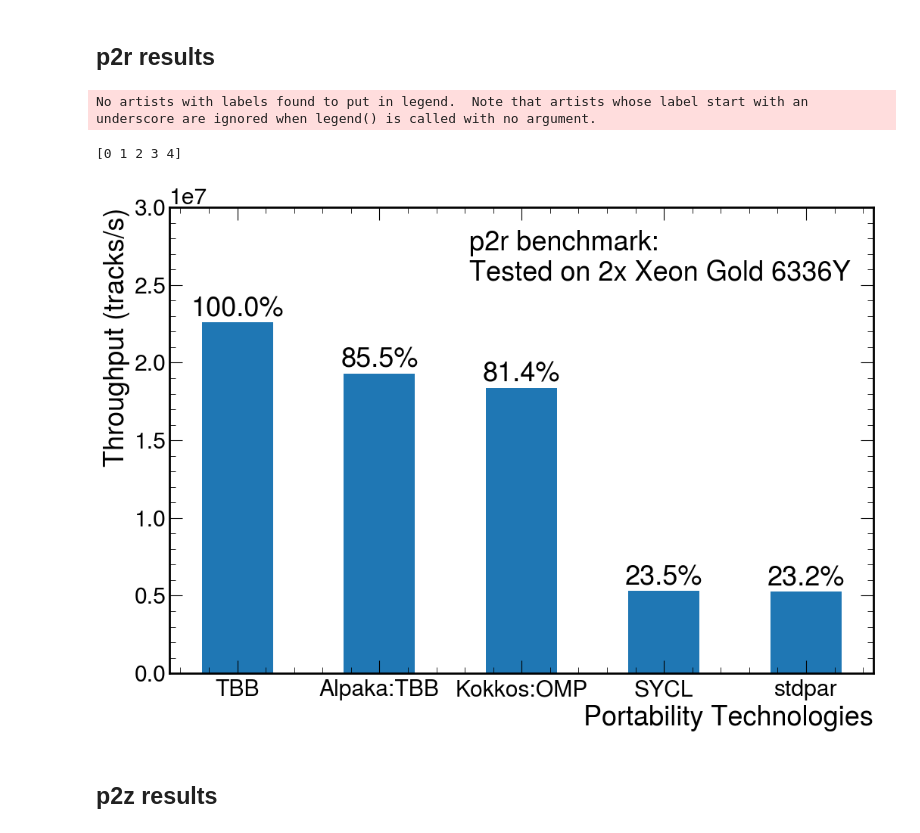
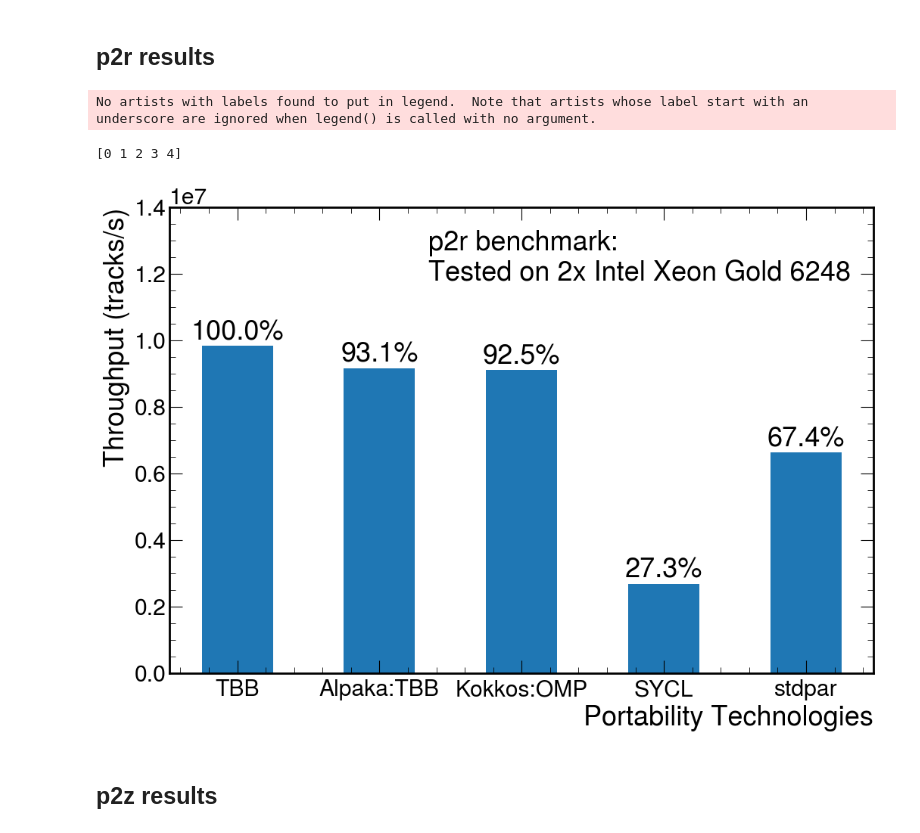
Before and after one commit to cerati/p2z-tests, a Jupyter notebook: notebooks/PaperPlots.ipynb, the cells around one changed output. Drawn from its saved outputs; the diff is of its cells as text; code cells hidden in the pictures.

Commit message:
Figures used in official paper submission

```diff
--- a/notebooks/PaperPlots.ipynb
+++ b/notebooks/PaperPlots.ipynb
@@ -535,43 +759,44 @@ xlabels = [
 # data     = np.array([4.441e-08,5.073e-08,5.530e-08,5.220e-08])
 # dataErr  = np.array([2.47e-10,2.45e-10,4.58e-10,1.52e-09])
 #Data from CHEP 2023 presentation
-data   =np.array([4.427e-08,5.180e-08,5.441e-08,1.881e-07,1.905e-07])
-dataErr=np.array([2.52e-10  ,3.51e-10,1.13e-09,2.78e-10,2.44e-08])
+#data   =np.array([4.427e-08,5.180e-08,5.441e-08,1.881e-07,1.905e-07])
+##dataErr=np.array([2.52e-10  ,3.51e-10,1.13e-09,2.78e-10,2.44e-08])
+
+data = np.array([1.015917e-07,1.090732e-07, 1.098148e-07, 3.716710e-07, 1.508269e-07])
 
 
-
-dataErrPct=dataErr/data
+#dataErrPct=dataErr/data
 data = 1./data
-dataErr = dataErrPct*data
+#dataErr = dataErrPct*data
 
 
 data_fraction = [ '%1.1f%%'%d for d in np.round(100*data/data[0],2)]
 x_pos = np.arange(len(xlabels))
 
 print(x_pos)
 
-ax.legend(title="p2r benchmark:\nTested on 2x Xeon Gold 6336Y")
+ax.legend(title="p2r benchmark:\nTested on 2x Intel Xeon Gold 6248")
 
 #Don't plot errors
 #bars = ax.bar(x_pos,data,yerr=dataErr,width=0.5)
 bars = ax.bar(x_pos,data,width=0.5)
 ax.bar_label(bars, labels=data_fraction)
 ax.set_xticks(x_pos)
 ax.set_xticklabels(xlabels)
 ax.set_xlabel("Portability Technologies")
 # ax.set_ylim(0,6.5e6)
 #ax.set_ylim(1e7,5e10)
-ax.set_ylim(None,3.0e7)
+ax.set_ylim(None,1.4e7)
 #ax.set_yscale("log")
 ax.set_ylabel("Throughput (tracks/s)")
 
 # plt.show()
 # plt.tight_layout()
 fig.savefig("Figures/p2r-CPU.pdf",bbox_inches = 'tight')
 # %% [output]
 No artists with labels found to put in legend.  Note that artists whose label start with an underscore are ignored when legend() is called with no argument.
 [0 1 2 3 4]
-[figure, old version]
+[figure, new version]
 # %% [markdown]
 ## p2z results
 # %%
```
Also changed, not shown: parts of 5 cells of this notebook, 14 other files.
